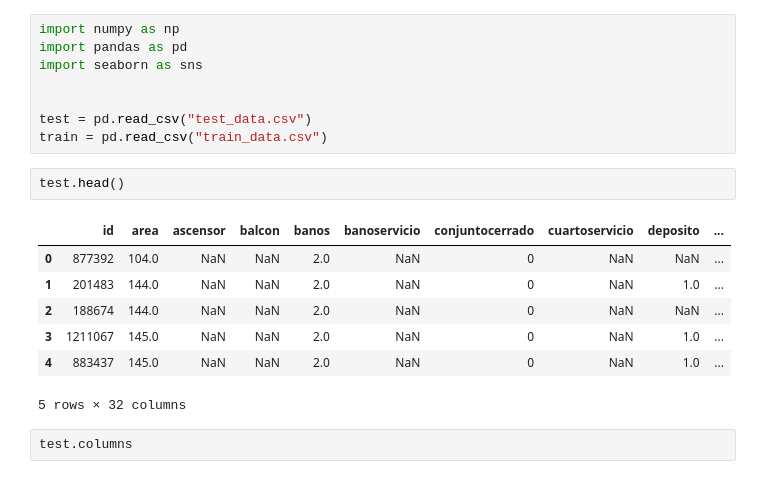
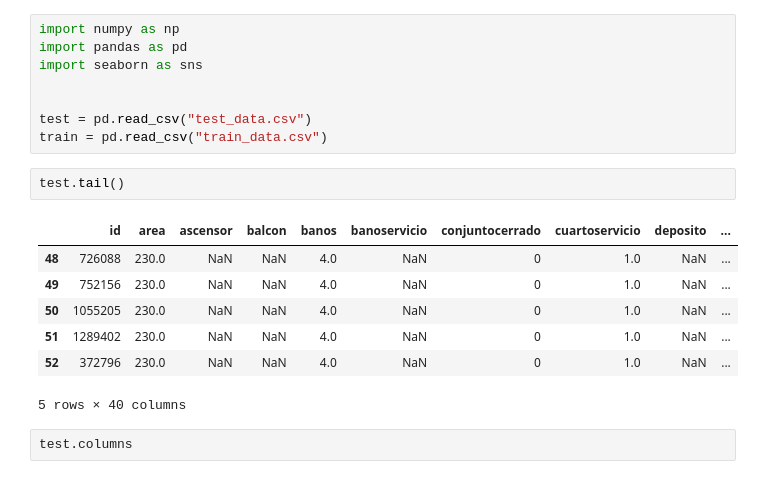
Before and after one commit to Lala341/algortimoVivienda, a Jupyter notebook: algorithm.ipynb, the cells around one changed output. Drawn from its saved outputs; the diff is of its cells as text.

```diff
--- a/algorithm.ipynb
+++ b/algorithm.ipynb
@@ -7,15 +7,15 @@ import seaborn as sns
 test = pd.read_csv("test_data.csv")
 train = pd.read_csv("train_data.csv")
 # %%
-test.head()
+test.tail()
 # %% [output]
 |  | id | area | ascensor | balcon | banos | banoservicio | conjuntocerrado | cuartoservicio | deposito | ... |
-| 0 | 877392 | 104.0 | NaN | NaN | 2.0 | NaN | 0 | NaN | NaN | ... |
-| 1 | 201483 | 144.0 | NaN | NaN | 2.0 | NaN | 0 | NaN | 1.0 | ... |
-| 2 | 188674 | 144.0 | NaN | NaN | 2.0 | NaN | 0 | NaN | NaN | ... |
-| 3 | 1211067 | 145.0 | NaN | NaN | 2.0 | NaN | 0 | NaN | 1.0 | ... |
-| 4 | 883437 | 145.0 | NaN | NaN | 2.0 | NaN | 0 | NaN | 1.0 | ... |
+| 48 | 726088 | 230.0 | NaN | NaN | 4.0 | NaN | 0 | 1.0 | NaN | ... |
+| 49 | 752156 | 230.0 | NaN | NaN | 4.0 | NaN | 0 | 1.0 | NaN | ... |
+| 50 | 1055205 | 230.0 | NaN | NaN | 4.0 | NaN | 0 | 1.0 | NaN | ... |
+| 51 | 1289402 | 230.0 | NaN | NaN | 4.0 | NaN | 0 | 1.0 | NaN | ... |
+| 52 | 372796 | 230.0 | NaN | NaN | 4.0 | NaN | 0 | 1.0 | NaN | ... |
-5 rows × 32 columns
+5 rows × 40 columns
 # %%
 test.columns
 # %% [output]
```
Also changed, not shown: parts of 3 cells of this notebook, 5 other files.
